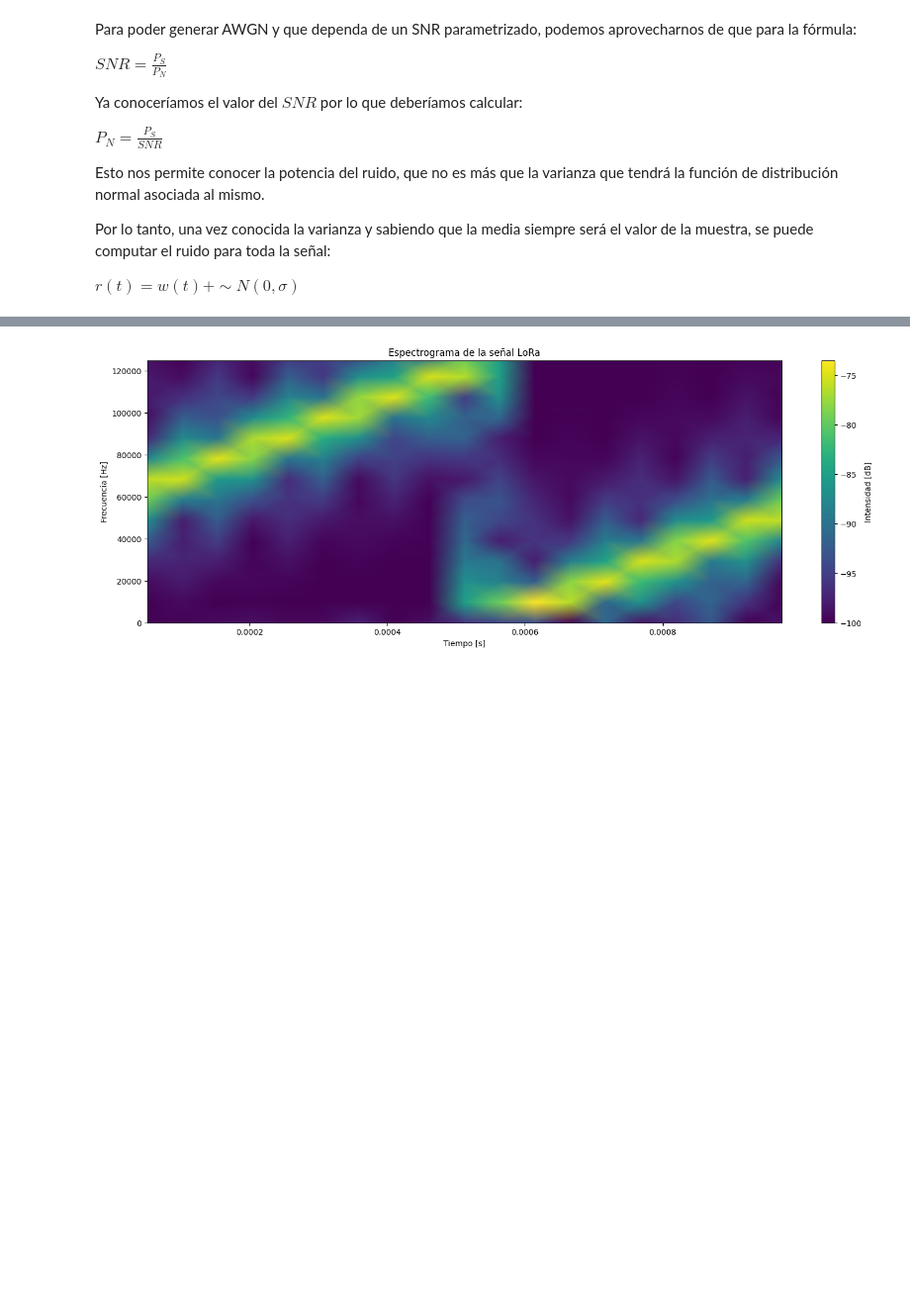
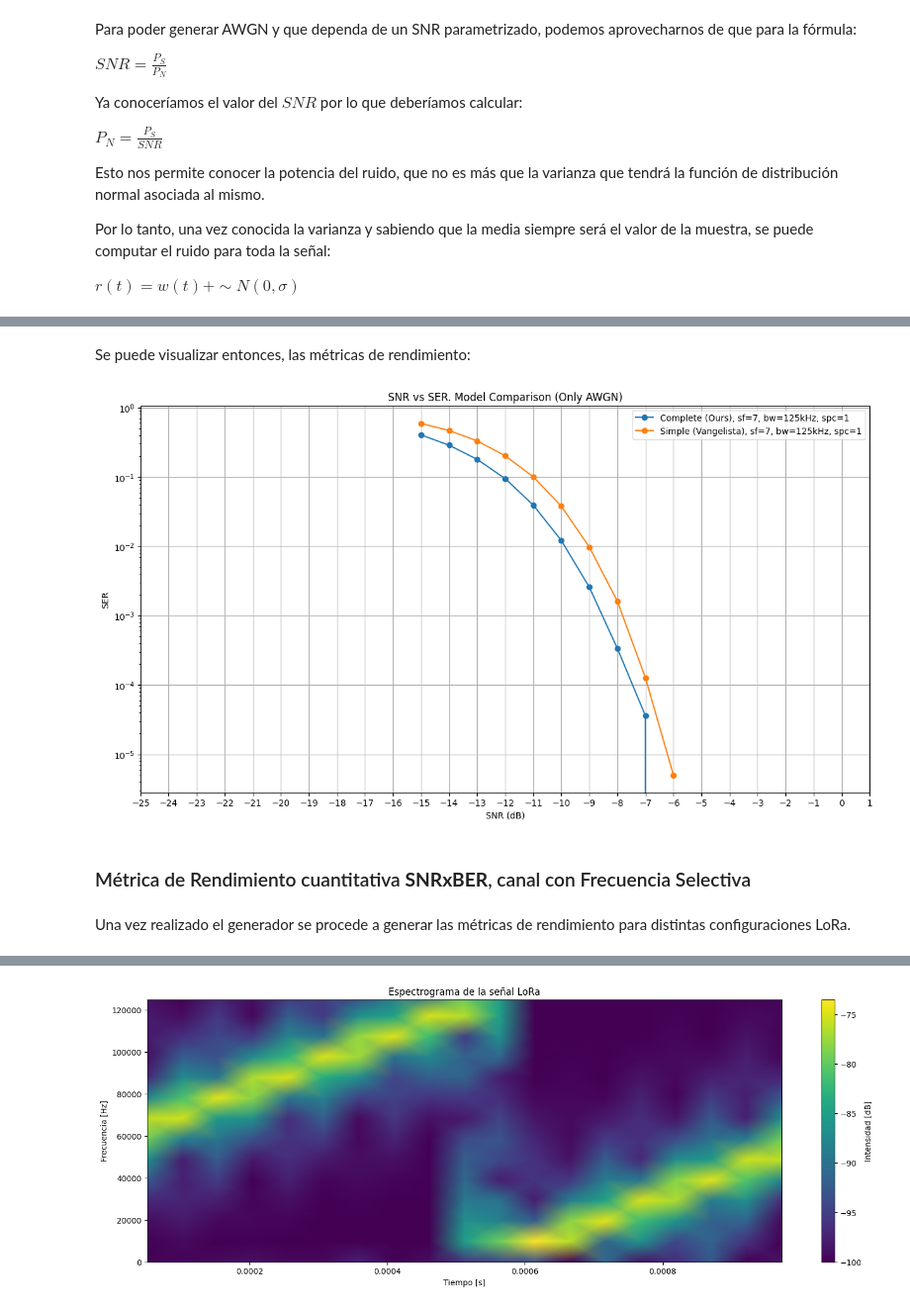
Before and after one commit to stefaema/LoRaSimulator, a Jupyter notebook: Definitive/tools.ipynb, the cells around one changed output, grey strips where cells are left out. Shown at 99% size. Drawn from its saved outputs; the diff is of its cells as text; code cells hidden in the pictures; blank space fills up the shorter version.

```diff
--- a/Definitive/tools.ipynb
+++ b/Definitive/tools.ipynb
@@ -209,14 +20,0 @@ Aquí se encuentra el código para visualizar el rendimiento de la modulación p
-# %%
-def plot_SER_SNR_from_binary(filename, sf):
-    # Load the binary file
-    data = np.load(filename)
-    SNR_values = data[0, :]
-    SER_values = data[1, :]
-    # Plot the data
-    plt.plot(SNR_values, SER_values, marker='o', linestyle='-', label=f'SF {sf}')
-    plt.xlim([SNR_values.min(), SNR_values.max()])
-    plt.yscale('log')  # Logarithmic scale for SER
-    plt.xlabel('SNR (dB)')
-    plt.ylabel('SER (log scale)')
-    plt.title(f'LoRa MoDem: SER vs. SNR')
-    plt.grid(True)
@@ -281,0 +336,28 @@ plt.show()
+# %% [markdown]
+Se puede visualizar entonces, las métricas de rendimiento:
+# %%
+def plot_SER_SNR_from_binary(filename, sf ,spc, label_fill):
+    # Load the binary file
+    data = np.load(filename)
+    SNR_values = data[0, :]
+    BER_values = data[1, :]
+    # Plot the data
+    plt.plot(SNR_values, BER_values, marker='o', linestyle='-', label=label_fill)
+    plt.xlim([SNR_values.min(), SNR_values.max()])
+    plt.yscale('log')  # Logarithmic scale for BER
+    plt.xticks(np.arange(-30 + 12 - sf, 2, 1))
+    plt.xlabel('SNR (dB)')
+    plt.ylabel('SER')
+
+    plt.grid(True)
+# %%
+plt.figure(figsize=(15, 8))
+plt.title(f'SNR vs SER. Model Comparison (Only AWGN)')
+plot_SER_SNR_from_binary('Measures/OnlyAWGN/SER_SNR_sf7_bw125k_spc1_mod_complete.npy', 7, 1, label_fill = "Complete (Ours), sf=7, bw=125kHz, spc=1")
+plot_SER_SNR_from_binary('Measures/OnlyAWGN/SER_SNR_sf7_bw125k_spc1_mod_simple.npy', 7, 1, label_fill = "Simple (Vangelista), sf=7, bw=125kHz, spc=1")
+plt.legend()
+plt.show()
+# %% [output]
+[figure, added]
+# %% [markdown]
+### Métrica de Rendimiento cuantitativa **SNRxBER**, canal con Frecuencia Selectiva
@@ -281,0 +413,2 @@ plt.show()
+# %% [markdown]
+Una vez realizado el generador se procede a generar las métricas de rendimiento para distintas configuraciones LoRa.
```
Also changed, not shown: parts of 50 cells of this notebook, 32 other files.
